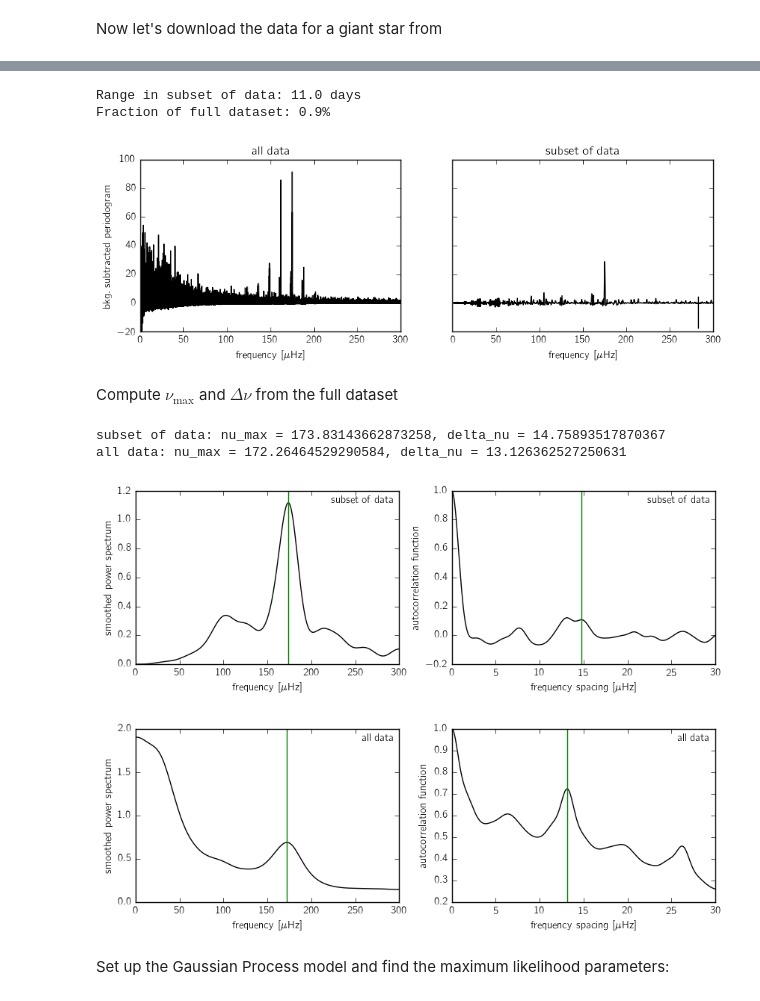
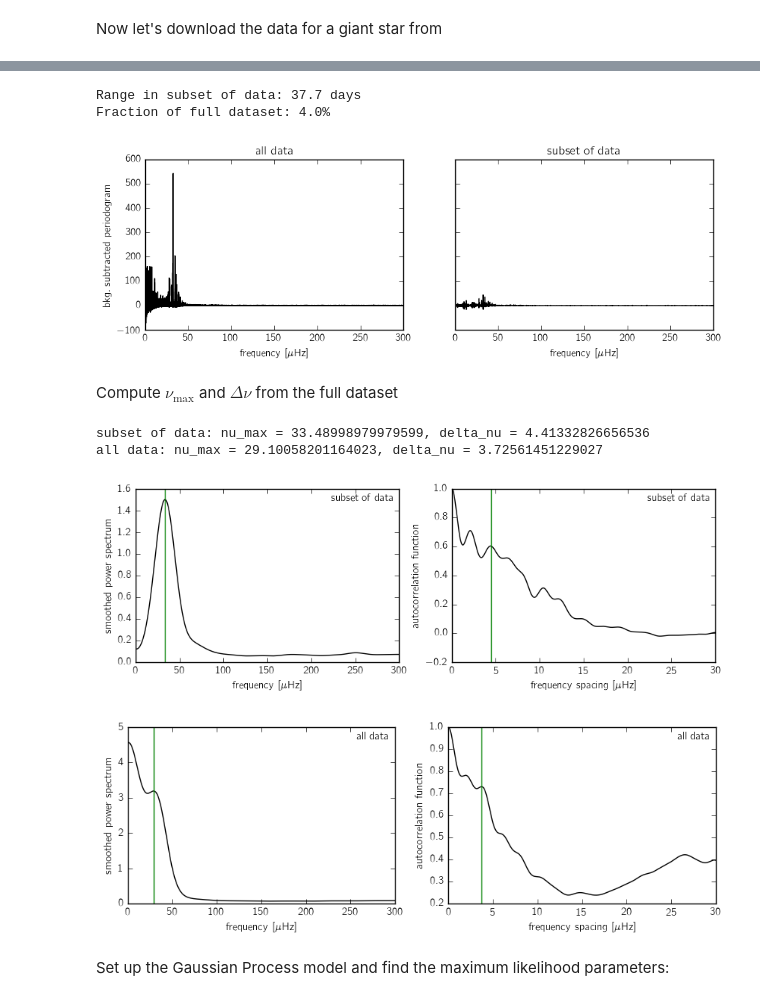
Before and after one commit to dfm/celerite, a Jupyter notebook: python/examples/astero-demo.ipynb, the cells around one changed output, grey strips where cells are left out. Drawn from its saved outputs; the diff is of its cells as text; code cells hidden in the pictures.

```diff
--- a/python/examples/astero-demo.ipynb
+++ b/python/examples/astero-demo.ipynb
@@ -27,8 +27,8 @@ import genrp
 # %% [markdown]
 Now let's download the data for a giant star from
 # %%
-# kicid = 3963557
-kicid = 11615890
+kicid = 3955067
+# kicid = 11615890
 
 client = kplr.API()
 star = client.star(kicid)
@@ -74,43 +74,43 @@ power_all = model.score_frequency_grid(freq[0], freq[1] - freq[0], len(freq)) *
 
 # Select a subset of the data
 np.random.seed(1234)
-n = int(10 * 48)
+n = int(30 * 48)
 n0 = np.random.randint(len(x)-n-1)
 fit_x, fit_y, fit_yerr = x[n0:n0+n], y[n0:n0+n], yerr[n0:n0+n]
 print("Range in subset of data: {0:.1f} days".format(fit_x.max() - fit_x.min()))
 print("Fraction of full dataset: {0:.1f}%".format(100 * n / len(x)))
 
 # Compute the periodogram on the subset
 model.fit(fit_x, fit_y, fit_yerr)
 power_some = model.score_frequency_grid(freq[0], freq[1] - freq[0], len(freq)) * n
 
 # Remove background from periodograms
 def estimate_background(x, y, log_width=0.005):
     count = np.zeros(len(x), dtype=int)
     bkg = np.zeros_like(x)
     x0 = np.log10(x[0])
     while x0 < np.log10(x[-1]):
         m = np.abs(np.log10(x) - x0) < log_width
         bkg[m] += np.median(y[m])
         count[m] += 1
         x0 += 0.5 * log_width
     return bkg / count
 bkg_all = estimate_background(freq_uHz, power_all)
 bkg_some = estimate_background(freq_uHz, power_some)
 
 # Plot the periodograms
 fig, axes = plt.subplots(1, 2, figsize=(10, 3), sharey=True)
 axes[0].plot(freq_uHz, power_all - bkg_all, "k")
 axes[1].plot(freq_uHz, power_some - bkg_some, "k")
 axes[0].set_ylabel("bkg.\ subtracted periodogram")
 axes[0].set_xlabel("frequency [$\mu$Hz]")
 axes[1].set_xlabel("frequency [$\mu$Hz]")
 axes[0].set_title("all data")
 axes[1].set_title("subset of data");
 # %% [output]
-Range in subset of data: 11.0 days
-Fraction of full dataset: 0.9%
+Range in subset of data: 37.7 days
+Fraction of full dataset: 4.0%
-[figure, old version]
+[figure, new version]
 # %% [markdown]
 Compute $\nu_\mathrm{max}$ and $\Delta \nu$ from the full dataset
 # %%
@@ -159,10 +159,10 @@ for name, ps in zip(("subset of data", "all data"), (power_some-bkg_some, power_
                     xytext=(-5, -5), textcoords="offset points",
                     ha="right", va="top")
 # %% [output]
-subset of data: nu_max = 173.83143662873258, delta_nu = 14.75893517870367
-all data: nu_max = 172.26464529290584, delta_nu = 13.126362527250631
+subset of data: nu_max = 33.48998979979599, delta_nu = 4.41332826656536
+all data: nu_max = 29.10058201164023, delta_nu = 3.72561451229027
-[figure, old version]
+[figure, new version]
-[figure, old version]
+[figure, new version]
 # %% [markdown]
 Set up the Gaussian Process model and find the maximum likelihood parameters:
 # %%
```
Also changed, not shown: parts of 10 cells of this notebook.
